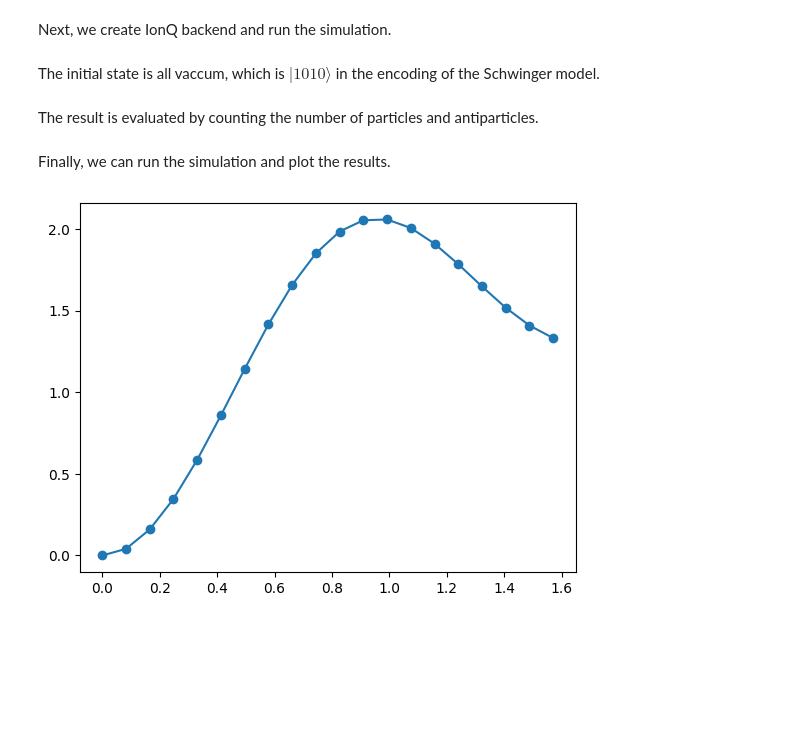
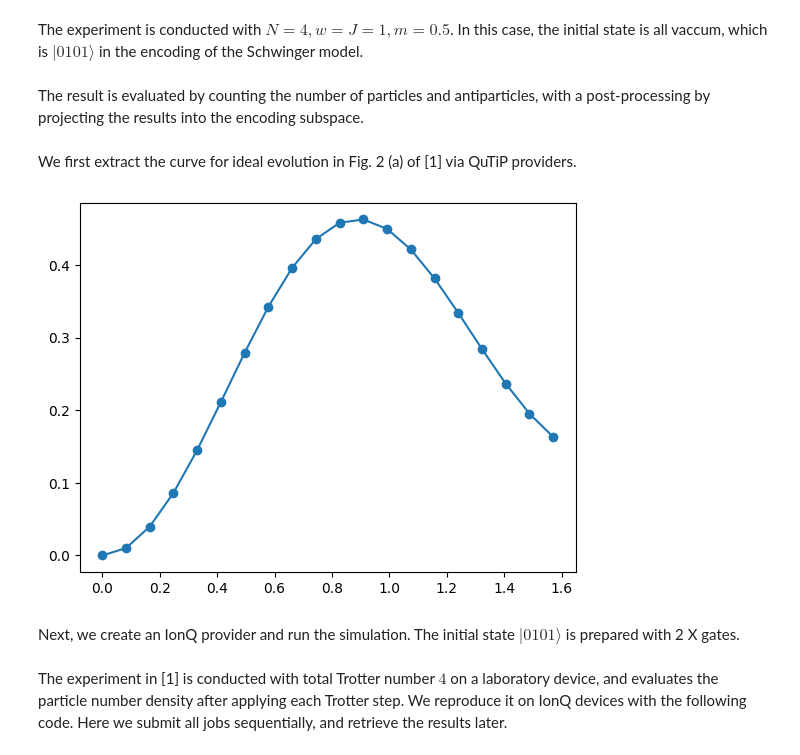
Before and after one commit to PicksPeng/SimuQ, a Jupyter notebook: notebooks/tutorials/3-schwinger.ipynb, the cells around one changed output. Drawn from its saved outputs; the diff is of its cells as text; code cells hidden in the pictures; blank space fills up the shorter version.

Commit message:
added details of schwinger model, and fixed bugs.

```diff
--- a/notebooks/tutorials/3-schwinger.ipynb
+++ b/notebooks/tutorials/3-schwinger.ipynb
@@ -44,3 +55,46 @@ def Schwinger(n, T=1, m=0.5, w=1, J=1, eps_0=0):
+# %%
+from simuq.qutip import QuTiPProvider
+qtpp = QuTiPProvider()
+# %% [markdown]
+The experiment is conducted with $N=4, w=J=1, m=0.5$. In this case, the initial state is all vaccum, which is $|0101\rangle$ in the encoding of the Schwinger model.
+# %%
+import qutip as qtp
+
+N = 4
+init = qtp.basis(1<<N, (1<<2)+(1<<0))
+# %% [markdown]
+The result is evaluated by counting the number of particles and antiparticles, with a post-processing by projecting the results into the encoding subspace.
+# %%
+import matplotlib.pyplot as plt
+
+def calc_density(result):
+    density, total_density, N = 0, 0, len(list(result.keys())[0])
+    for state in result:
+        num = sum(1 for a, b in zip(state, "01"*int(N/2)) if a != b)
+        charge = sum((-1)**int(a) for a, b in zip(state, "01"*int(N/2)) if a != b)
+        if charge == 0 :
+            density += result[state] * num / N
+            total_density += result[state]
+    return density / total_density
+
+def draw_results(steps, results_list):
+    density_list = []
+    for result in results_list:
+        density_list.append(calc_density(result))
+    plt.plot(steps, density_list, "o-")
+# %% [markdown]
+We first extract the curve for ideal evolution in Fig. 2 (a) of \[1\] via QuTiP providers.
+# %%
+timestep=np.linspace(0, np.pi/2, 20)
+results_list = []
+for t in timestep:
+    qs = Schwinger(N=N, T=t)
+    qtpp.compile(qs, initial_state=init, verbose=-1)
+    qtpp.run(verbose=-1)
+    results_list.append(qtpp.results())
+draw_results(timestep, results_list)
+# %% [output]
+[figure, added]
 # %% [markdown]
-Next, we create IonQ backend and run the simulation.
+Next, we create an IonQ provider and run the simulation. The initial state $|0101\rangle$ is prepared with 2 X gates.
 # %%
@@ -50,5 +104,3 @@ ionqp = IonQProvider(from_file="../../../ionq_API_key")
-# %% [markdown]
-The initial state is all vaccum, which is $|1010\rangle$ in the encoding of the Schwinger model.
 # %%
 def Xgate(q):
     gate = {"gate": "gpi", "target": q, "phase": 0.}
@@ -57,2 +108,0 @@ state_prep = {"circuit": [Xgate(0), Xgate(2)]}
-# %% [markdown]
-The result is evaluated by counting the number of particles and antiparticles.
@@ -70,20 +109,10 @@ def draw_results(steps, results_list):
-# %% [markdown]
-Finally, we can run the simulation and plot the results.
+# %% [markdown]
+The experiment in \[1\] is conducted with total Trotter number $4$ on a laboratory device, and evaluates the particle number density after applying each Trotter step. We reproduce it on IonQ devices with the following code. Here we submit all jobs sequentially, and retrieve the results later.
 # %%
-import time
-timestep=np.linspace(0, np.pi/2, 20)
-results_list = []
-for t in timestep:
-    walk = Schwinger(4, t)
-    ionqp.compile(walk, backend="aria-1", trotter_num=14, state_prep=state_prep)
-    ionqp.run(shots=4096, on_simulator=True, verbose=-1)
-    while True:
-        time.sleep(1)
-        res = ionqp.results(verbose=-1)
-        if res is not None:
-            break
-    results_list.append(res)
-
-draw_results(timestep, results_list)
+num_step = 4
+timestep=np.linspace(0, np.pi/2, num_step + 1)
+job_list = []
+for step, t in enumerate(timestep[1:]):
+    walk = Schwinger(N, t)
+    ionqp.compile(walk, backend="aria-1", trotter_num=step + 1, state_prep=state_prep, verbose = -1)
+    job_list.append(ionqp.run(shots=128, on_simulator=True, with_noise=False, verbose=-1))
-# %% [output]
-[figure, removed]
```
Also changed, not shown: parts of 12 cells of this notebook, 3 other files.
